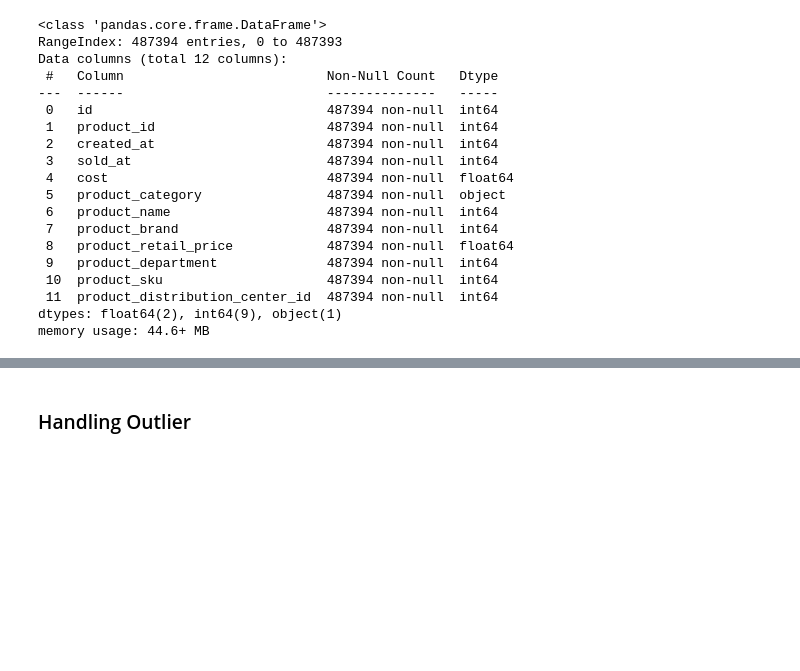
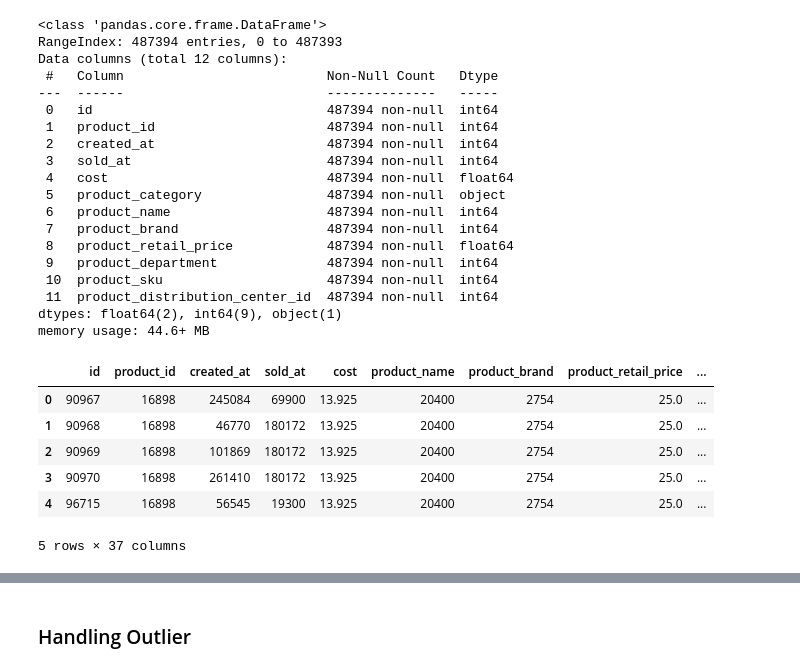
Before and after one commit to NabilahSharfina/Ruangguru-Bootcamp, a Jupyter notebook: Final_Project_DBA_Kelompok_255.ipynb, the cells around one changed output, grey strips where cells are left out. Cells and saved outputs as stored; diff of their text form; code cells hidden in the pictures; blank space fills up the shorter version.

```diff
--- a/Final_Project_DBA_Kelompok_255.ipynb
+++ b/Final_Project_DBA_Kelompok_255.ipynb
@@ -878,7 +892,26 @@ dtypes: float64(2), int64(9), object(1)
 memory usage: 44.6+ MB
 # %%
 # Lihat sekilas hasil One hot encode column dan definisikan ke one_hot_columns
-one_hot_columns = pd.get_dummies(inv_items[['product_category', 'month', 'poutcome']])
+one_hot_columns = pd.get_dummies(inv_items[['product_category']])
 
-#kode singkat dari kode di atas
+# kode singkat dari kode di atas
 # one_hot_columns = pd.get_dummies(object_columns)
+# %%
+# kolom yang berada dalam one_hot_columns ingin di one hot encoding
+dumies_one_hot_encod = one_hot_columns
+
+# bagian one hot encoding
+inv_items_updated = pd.concat([inv_items, dumies_one_hot_encod], axis = 1)
+
+# hapus kolom yang berada di dalam one_hot_columns dari dataframe awal
+inv_items_updated.drop(['product_category'], axis = 1, inplace = True)
+
+inv_items_updated.head()
+# %% [output]
+|  | id | product_id | created_at | sold_at | cost | product_name | product_brand | product_retail_price | ... |
+| 0 | 90967 | 16898 | 245084 | 69900 | 13.925 | 20400 | 2754 | 25.0 | ... |
+| 1 | 90968 | 16898 | 46770 | 180172 | 13.925 | 20400 | 2754 | 25.0 | ... |
+| 2 | 90969 | 16898 | 101869 | 180172 | 13.925 | 20400 | 2754 | 25.0 | ... |
+| 3 | 90970 | 16898 | 261410 | 180172 | 13.925 | 20400 | 2754 | 25.0 | ... |
+| 4 | 96715 | 16898 | 56545 | 19300 | 13.925 | 20400 | 2754 | 25.0 | ... |
+5 rows × 37 columns
```
Also changed, not shown: parts of 11 cells of this notebook.
